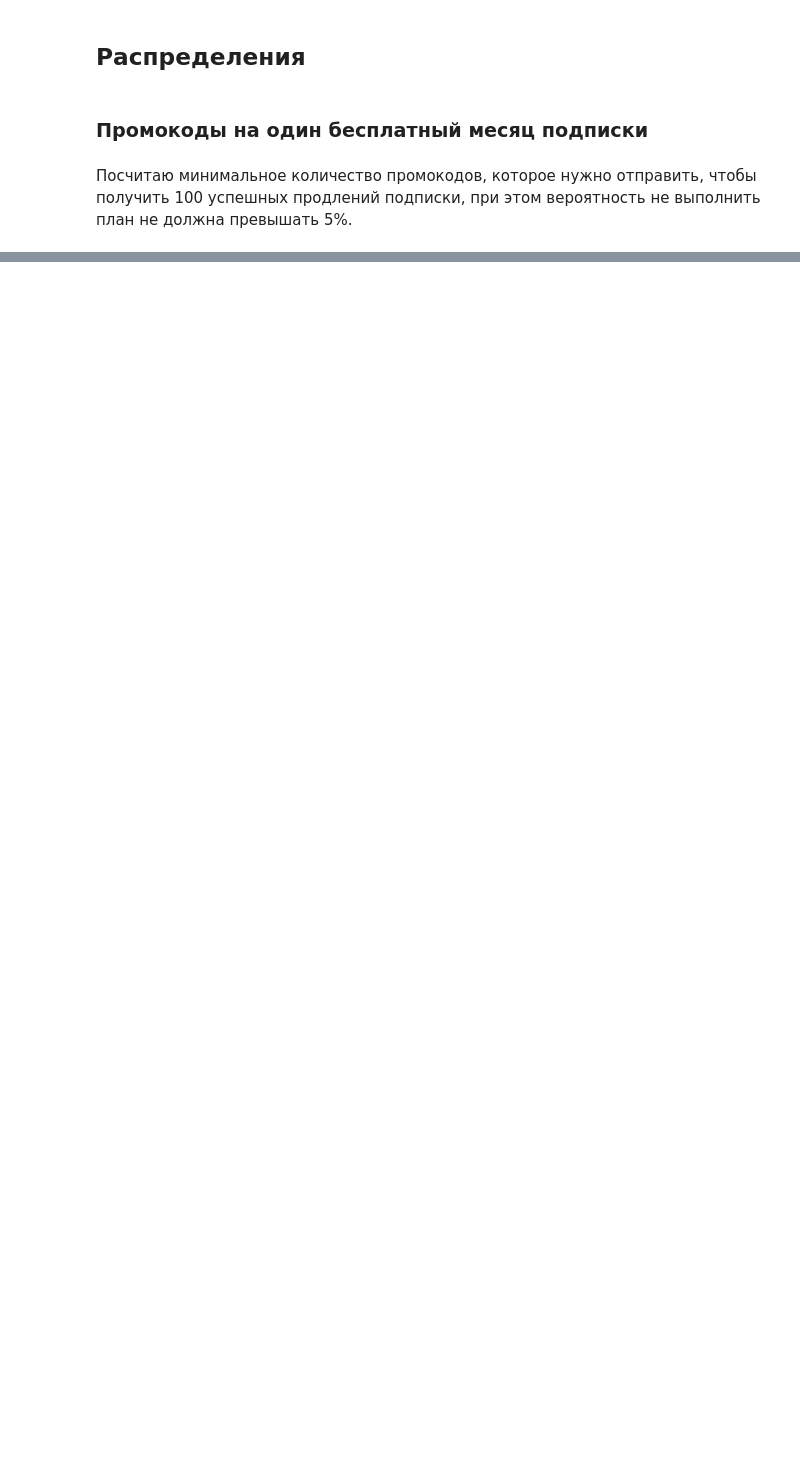
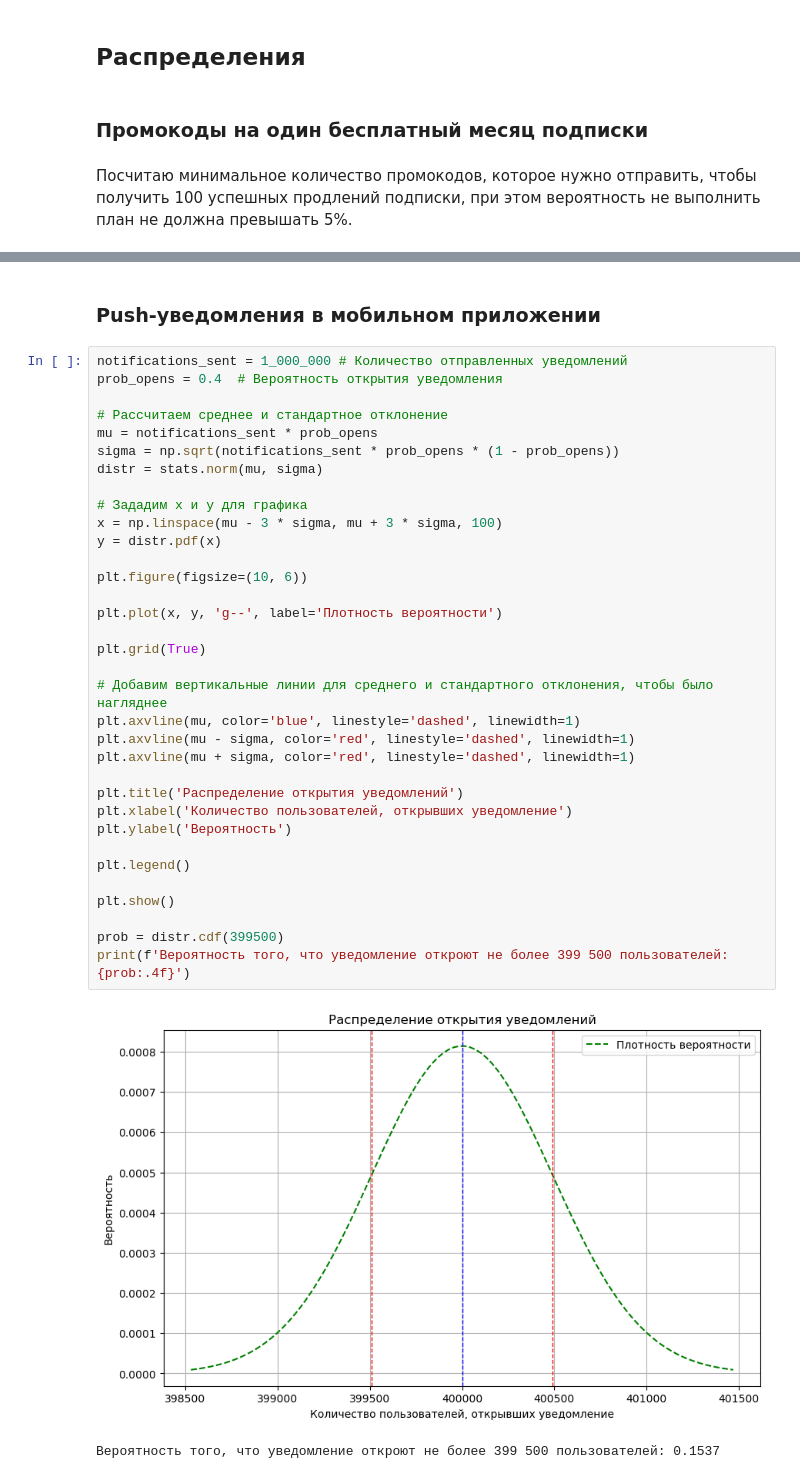
Before and after one commit to sudobooo/go_fast_project, a Jupyter notebook: go_fast_project.ipynb, the cells around one changed output, grey strips where cells are left out. Drawn from its saved outputs; the diff is of its cells as text; blank space fills up the shorter version.

```diff
--- a/go_fast_project.ipynb
+++ b/go_fast_project.ipynb
@@ -729,0 +745,39 @@ plt.show()
+# %% [markdown]
+### Push-уведомления в мобильном приложении
+# %%
+notifications_sent = 1_000_000 # Количество отправленных уведомлений
+prob_opens = 0.4  # Вероятность открытия уведомления
+
+# Рассчитаем среднее и стандартное отклонение
+mu = notifications_sent * prob_opens
+sigma = np.sqrt(notifications_sent * prob_opens * (1 - prob_opens))
+distr = stats.norm(mu, sigma)
+
+# Зададим x и y для графика
+x = np.linspace(mu - 3 * sigma, mu + 3 * sigma, 100)
+y = distr.pdf(x)
+
+plt.figure(figsize=(10, 6))
+
+plt.plot(x, y, 'g--', label='Плотность вероятности')
+
+plt.grid(True)
+
+# Добавим вертикальные линии для среднего и стандартного отклонения, чтобы было нагляднее
+plt.axvline(mu, color='blue', linestyle='dashed', linewidth=1)
+plt.axvline(mu - sigma, color='red', linestyle='dashed', linewidth=1)
+plt.axvline(mu + sigma, color='red', linestyle='dashed', linewidth=1)
+
+plt.title('Распределение открытия уведомлений')
+plt.xlabel('Количество пользователей, открывших уведомление')
+plt.ylabel('Вероятность')
+
+plt.legend()
+
+plt.show()
+
+prob = distr.cdf(399500)
+print(f'Вероятность того, что уведомление откроют не более 399 500 пользователей: {prob:.4f}')
+# %% [output]
+[figure, added]
+Вероятность того, что уведомление откроют не более 399 500 пользователей: 0.1537
```
Also changed, not shown: parts of 11 cells of this notebook.
